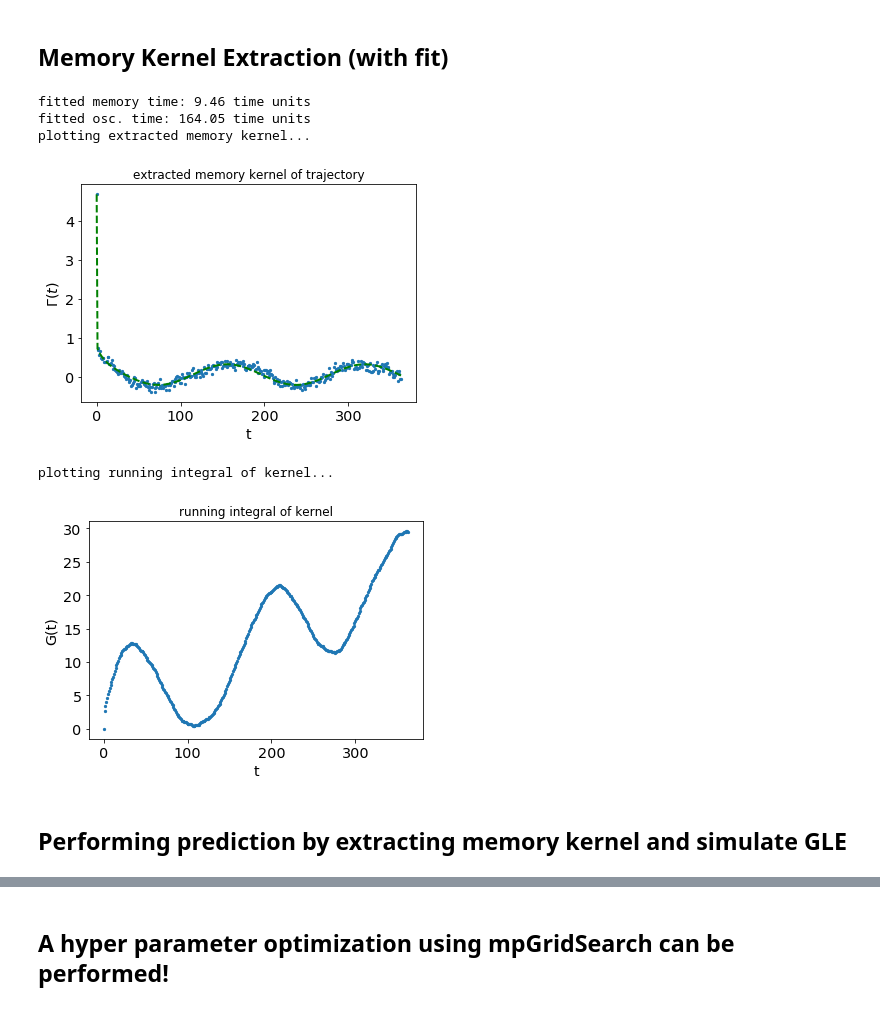
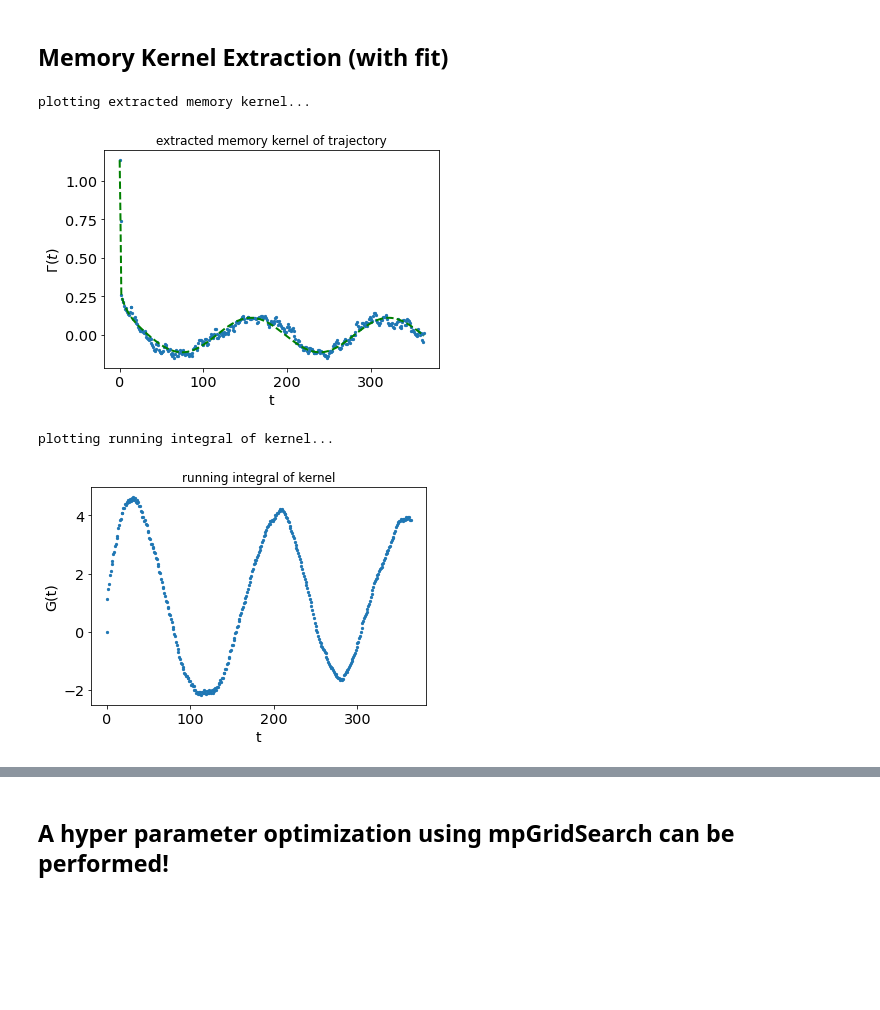
Before and after one commit to hkiefer/mempred, a Jupyter notebook: example/Example Temperature.ipynb, the cells around one changed output, grey strips where cells are left out. Drawn from its saved outputs; the diff is of its cells as text; code cells hidden in the pictures; blank space fills up the shorter version.

```diff
--- a/example/Example Temperature.ipynb
+++ b/example/Example Temperature.ipynb
@@ -78,19 +78,15 @@ plt.show()
 # %%
 #data.index = pd.to_numeric(data.index, errors='coerce').fillna(0).astype(int)
 #data["maxtempC"] = pd.to_numeric(data["maxtempC"], errors='coerce').fillna(0).astype(int)
 
 cut = len(data)-300
 n_steps = 100
 trunc = 365
 p0 = (1,1,1,167,0,0)
-predict=GLEPredictionMETEO(bins=32,  cut = cut ,trunc=trunc, dt = 1, no_fe=False, plot_pred = True)
+predict=GLEPrediction(bins=32,  cut = cut ,trunc=trunc, dt = 1, no_fe=False, plot_pred = True,mori=False)
 kernel = predict.extractKernel([data["maxtempC"].values], fit_kernel = True, fit_start = 1, plot_kernel = True,p0 = p0)
 # %% [output]
-fitted memory time: 9.46 time units
-fitted osc. time: 164.05 time units
 plotting extracted memory kernel...
-[figure, old version]
+[figure, new version]
 plotting running integral of kernel...
-[figure, old version]
+[figure, new version]
-# %% [markdown]
-## Performing prediction by extracting memory kernel and simulate GLE
```
Also changed, not shown: parts of 15 cells of this notebook, 14 other files.
